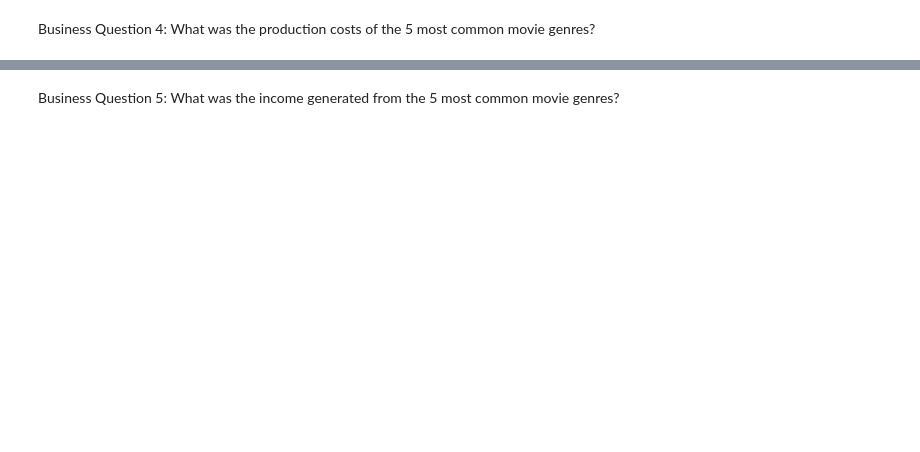
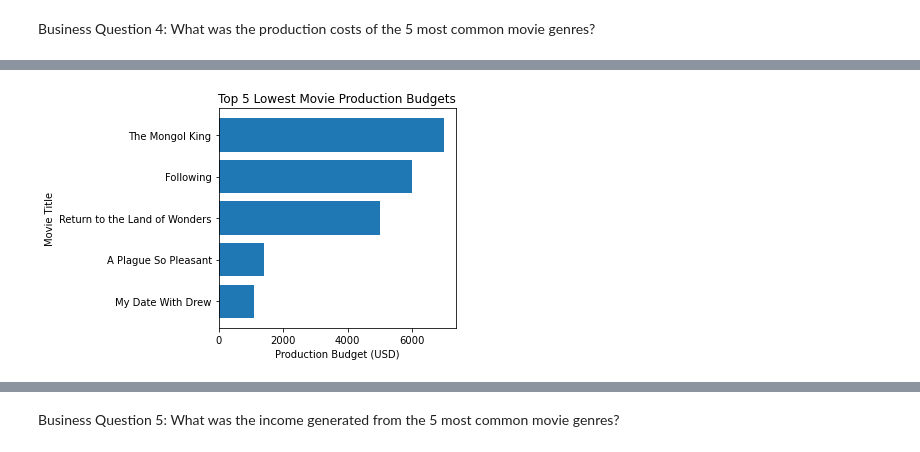
Before and after one commit to thomasamuti-cpu/Movies_project_moringa, a Jupyter notebook: student.ipynb, the cells around one changed output, grey strips where cells are left out. Drawn from its saved outputs; the diff is of its cells as text; code cells hidden in the pictures; blank space fills up the shorter version.

```diff
--- a/student.ipynb
+++ b/student.ipynb
@@ -509,0 +475,12 @@ Business Question 4: What was the production costs of the 5 most common movie ge
+# %%
+#Visualization 2: Movies with lowest production budgets.
+
+plt.figure()
+plt.barh(lowest_budget_movies["movie"], lowest_budget_movies["production_budget"])
+plt.title("Top 5 Lowest Movie Production Budgets")
+plt.xlabel("Production Budget (USD)")
+plt.ylabel("Movie Title")
+plt.tight_layout()
+plt.show()
+# %% [output]
+[figure, added]
```
Also changed, not shown: parts of 53 cells of this notebook, 1 other file.
